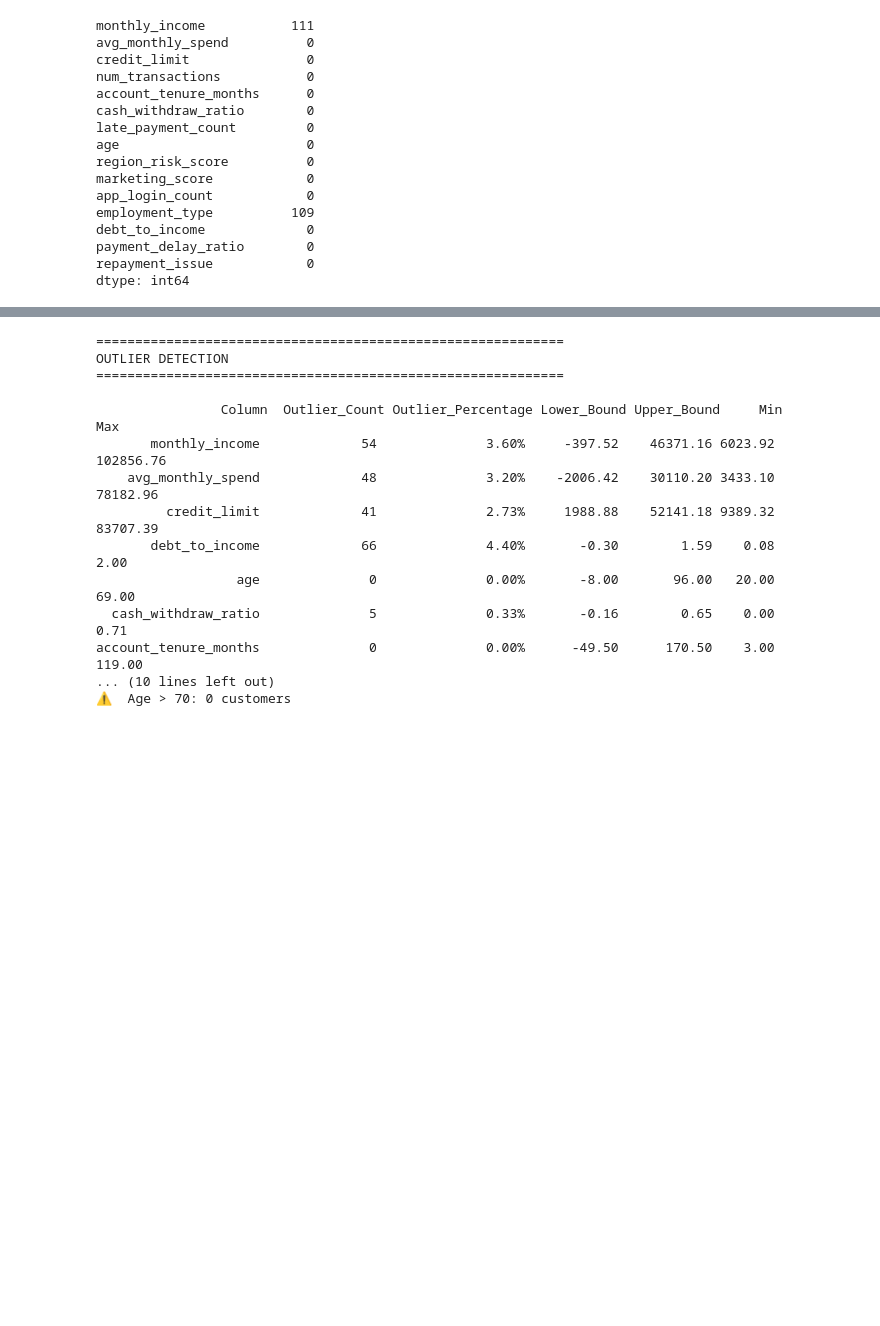
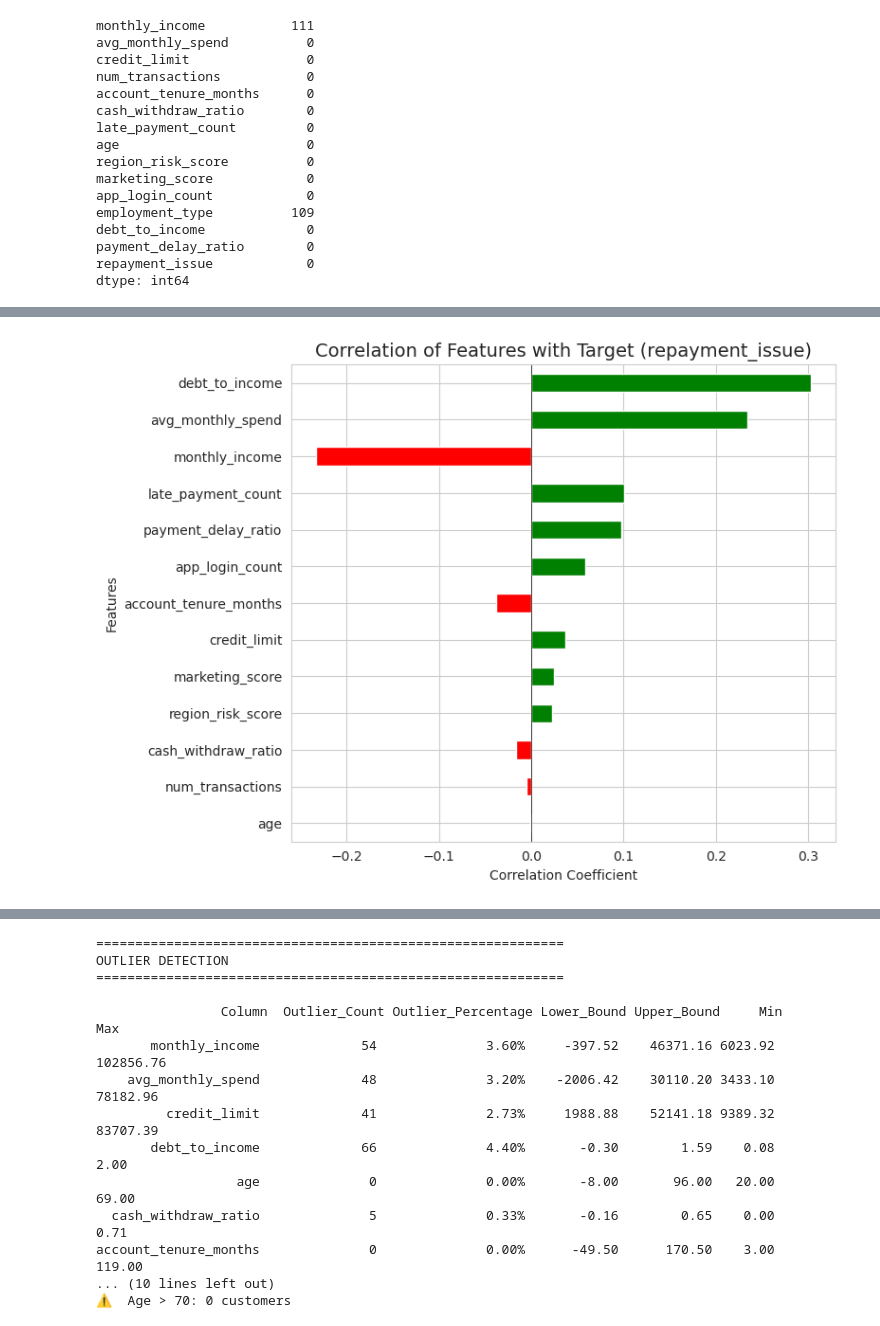
Before and after one commit to soroushyasini/Part-MasterClass-FinTech01, a Jupyter notebook: production.ipynb, the cells around one changed output, grey strips where cells are left out. Cells and saved outputs as stored; diff of their text form; code cells hidden in the pictures; blank space fills up the shorter version.

```diff
--- a/production.ipynb
+++ b/production.ipynb
@@ -147,0 +222,24 @@ Name: debt_to_income, dtype: float64
+# %%
+import seaborn as sns
+import matplotlib.pyplot as plt
+
+# Get correlation with target only
+target_correlation = df_numeric.corr()['repayment_issue'].drop('repayment_issue')
+
+# Sort by absolute value (strongest first)
+target_correlation = target_correlation.sort_values(key=abs, ascending=True)
+
+# Create horizontal bar chart
+plt.figure(figsize=(8, 6))
+colors = ['green' if x > 0 else 'red' for x in target_correlation]
+target_correlation.plot(kind='barh', color=colors)
+
+plt.title('Correlation of Features with Target (repayment_issue)', fontsize=14)
+plt.xlabel('Correlation Coefficient')
+plt.ylabel('Features')
+plt.axvline(x=0, color='black', linestyle='-', linewidth=0.5)
+plt.tight_layout()
+plt.savefig('target_correlation.png')
+plt. show()
+# %% [output]
+[figure, added]
```
Also changed, not shown: parts of 67 cells of this notebook, 1 other file.
